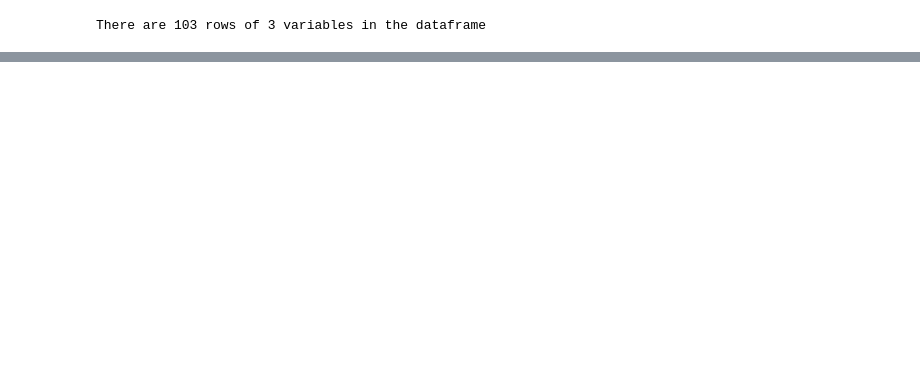
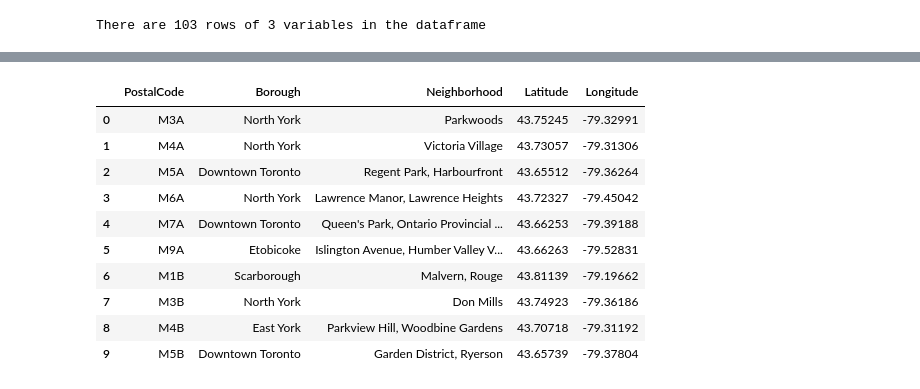
Before and after one commit to FoggyBrain/Coursera_Capstone, a Jupyter notebook: Week3assignment.ipynb, the cells around one changed output, grey strips where cells are left out. Saved outputs shown, nothing was run; the diff lists cells and outputs as text; code cells hidden in the pictures; blank space fills up the shorter version.

```diff
--- a/Week3assignment.ipynb
+++ b/Week3assignment.ipynb
@@ -101,0 +108,31 @@ There are 103 rows of 3 variables in the dataframe
+# %%
+lngs = []
+lats = []
+
+for p in df.PostalCode.unique():
+    # initialize your variable to None
+    lat_lng_coords = None
+
+    # loop until you get the coordinates
+    while(lat_lng_coords is None):
+        g = geocoder.arcgis('{}, Toronto, Ontario'.format(p))
+        lat_lng_coords = g.latlng
+
+    lats.append(lat_lng_coords[0])
+    lngs.append(lat_lng_coords[1])
+# %%
+df['Latitude'] =  lats
+df['Longitude'] = lngs
+df.head(10)
+# %% [output]
+|  | PostalCode | Borough | Neighborhood | Latitude | Longitude |
+| 0 | M3A | North York | Parkwoods | 43.75245 | -79.32991 |
+| 1 | M4A | North York | Victoria Village | 43.73057 | -79.31306 |
+| 2 | M5A | Downtown Toronto | Regent Park, Harbourfront | 43.65512 | -79.36264 |
+| 3 | M6A | North York | Lawrence Manor, Lawrence Heights | 43.72327 | -79.45042 |
+| 4 | M7A | Downtown Toronto | Queen's Park, Ontario Provincial ... | 43.66253 | -79.39188 |
+| 5 | M9A | Etobicoke | Islington Avenue, Humber Valley V... | 43.66263 | -79.52831 |
+| 6 | M1B | Scarborough | Malvern, Rouge | 43.81139 | -79.19662 |
+| 7 | M3B | North York | Don Mills | 43.74923 | -79.36186 |
+| 8 | M4B | East York | Parkview Hill, Woodbine Gardens | 43.70718 | -79.31192 |
+| 9 | M5B | Downtown Toronto | Garden District, Ryerson | 43.65739 | -79.37804 |
```
Also changed, not shown: parts of 67 cells of this notebook, 1 other file.
